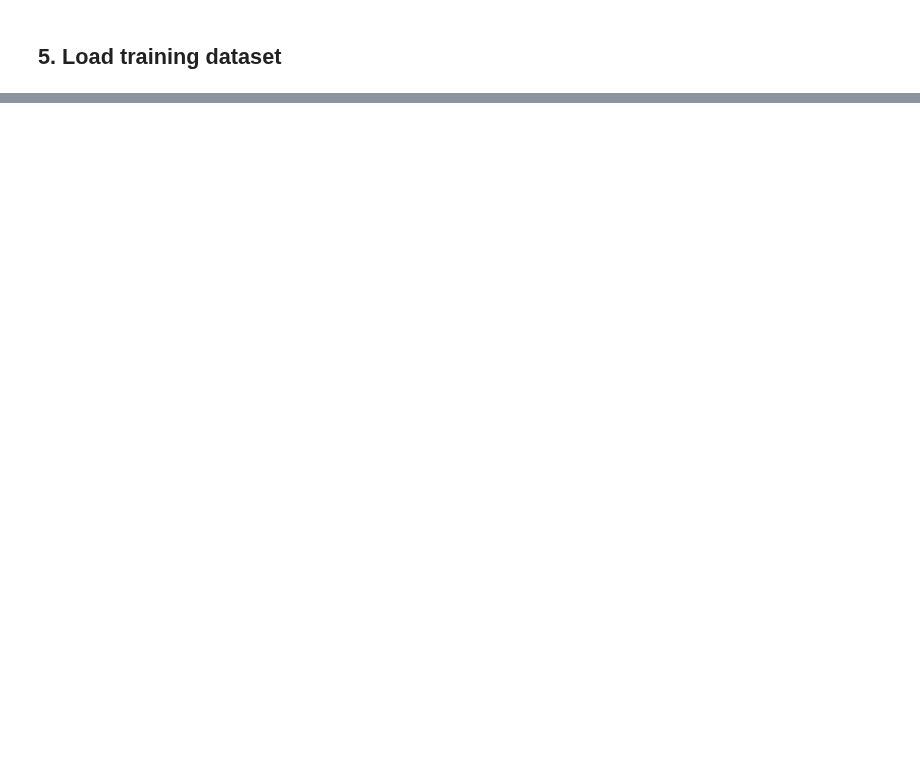
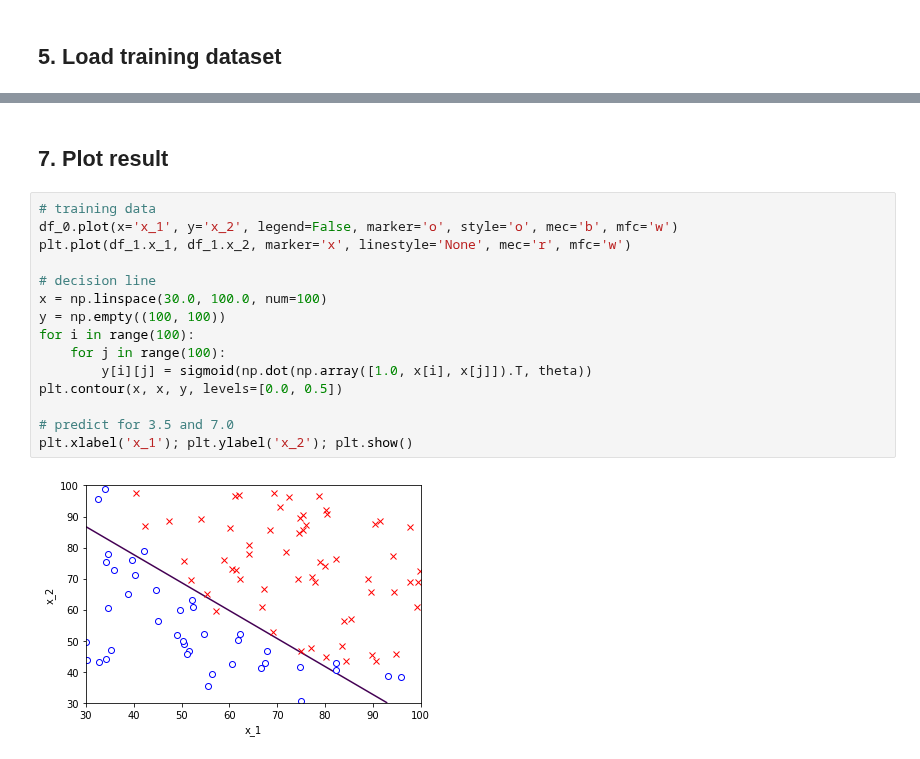
Before and after one commit to dominhhai/mldl, a Jupyter notebook: coursera-ml/ex2.ipynb, the cells around one changed output, grey strips where cells are left out. Saved outputs shown, nothing was run; the diff lists cells and outputs as text; blank space fills up the shorter version.

```diff
--- a/coursera-ml/ex2.ipynb
+++ b/coursera-ml/ex2.ipynb
@@ -41,0 +81,19 @@ plt.xlabel('x_1'); plt.ylabel('x_2'); plt.show()
+# %% [markdown]
+## 7. Plot result
+# %%
+# training data
+df_0.plot(x='x_1', y='x_2', legend=False, marker='o', style='o', mec='b', mfc='w')
+plt.plot(df_1.x_1, df_1.x_2, marker='x', linestyle='None', mec='r', mfc='w')
+
+# decision line
+x = np.linspace(30.0, 100.0, num=100)
+y = np.empty((100, 100))
+for i in range(100):
+    for j in range(100):
+        y[i][j] = sigmoid(np.dot(np.array([1.0, x[i], x[j]]).T, theta))
+plt.contour(x, x, y, levels=[0.0, 0.5])
+
+# predict for 3.5 and 7.0
+plt.xlabel('x_1'); plt.ylabel('x_2'); plt.show()
+# %% [output]
+[figure, added]
```
Also changed, not shown: parts of 9 cells of this notebook, 2 other files.
